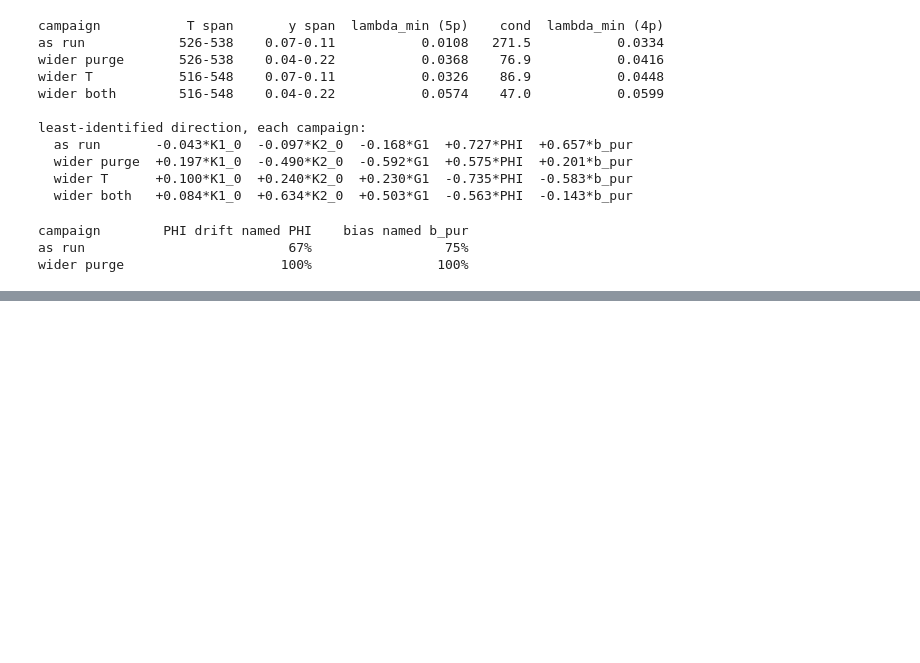
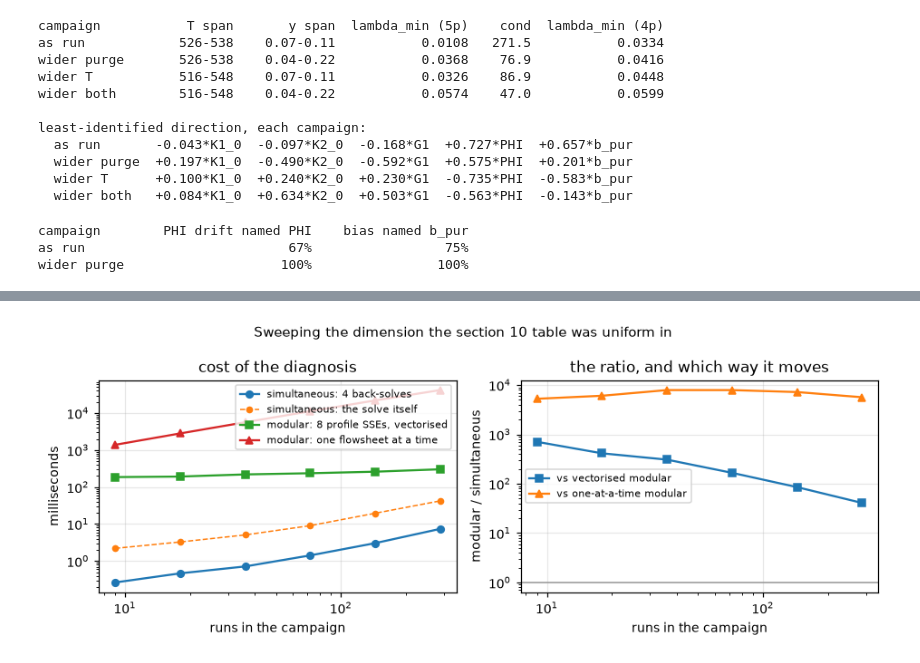
Before and after one commit to jkitchin/pounce, a Jupyter notebook: python/notebooks/45_which_parameter_stopped_fitting.ipynb, the cells around one changed output, grey strips where cells are left out. Cells and saved outputs as stored; diff of their text form; code cells hidden in the pictures; blank space fills up the shorter version.

```diff
--- a/python/notebooks/45_which_parameter_stopped_fitting.ipynb
+++ b/python/notebooks/45_which_parameter_stopped_fitting.ipynb
@@ -1735,0 +1715,28 @@ validates one Newton step against a full re-solve.
+# %%
+nrs = [len(campaign_runs(*s)) for s in SIZES]
+fig, ax = plt.subplots(1, 2, figsize=(8.6, 3.3))
+ax[0].loglog(nrs, [sweep[(n, 4)][0]["sens"]*1e3 for n in nrs], "o-", ms=5,
+             label="simultaneous: 4 back-solves")
+ax[0].loglog(nrs, [sweep[(n, 4)][0]["solve"]*1e3 for n in nrs], "o--", ms=4,
+             lw=1, label="simultaneous: the solve itself")
+ax[0].loglog(nrs, [sweep[(n, 4)][1]["marg"]*1e3 for n in nrs], "s-", ms=5,
+             label="modular: 8 profile SSEs, vectorised")
+ax[0].loglog(nrs, [loop[n]*1e3 for n in nrs], "^-", ms=5,
+             label="modular: one flowsheet at a time")
+ax[0].set_ylabel("milliseconds")
+ax[0].set_title("cost of the diagnosis")
+ax[1].loglog(nrs, [sweep[(n, 4)][1]["marg"]/sweep[(n, 4)][0]["sens"]
+                   for n in nrs], "s-", ms=5, label="vs vectorised modular")
+ax[1].loglog(nrs, [loop[n]/sweep[(n, 4)][0]["sens"] for n in nrs], "^-", ms=5,
+             label="vs one-at-a-time modular")
+ax[1].axhline(1.0, color="0.6", lw=1)
+ax[1].set_ylabel("modular / simultaneous")
+ax[1].set_title("the ratio, and which way it moves")
+for a in ax:
+    a.set_xlabel("runs in the campaign")
+    a.legend(fontsize=7)
+fig.suptitle("Sweeping the dimension the section 10 table was uniform in",
+             fontsize=10)
+fig.tight_layout()
+# %% [output]
+[figure, added]
```
Also changed, not shown: parts of 42 cells of this notebook, 1 other file.
